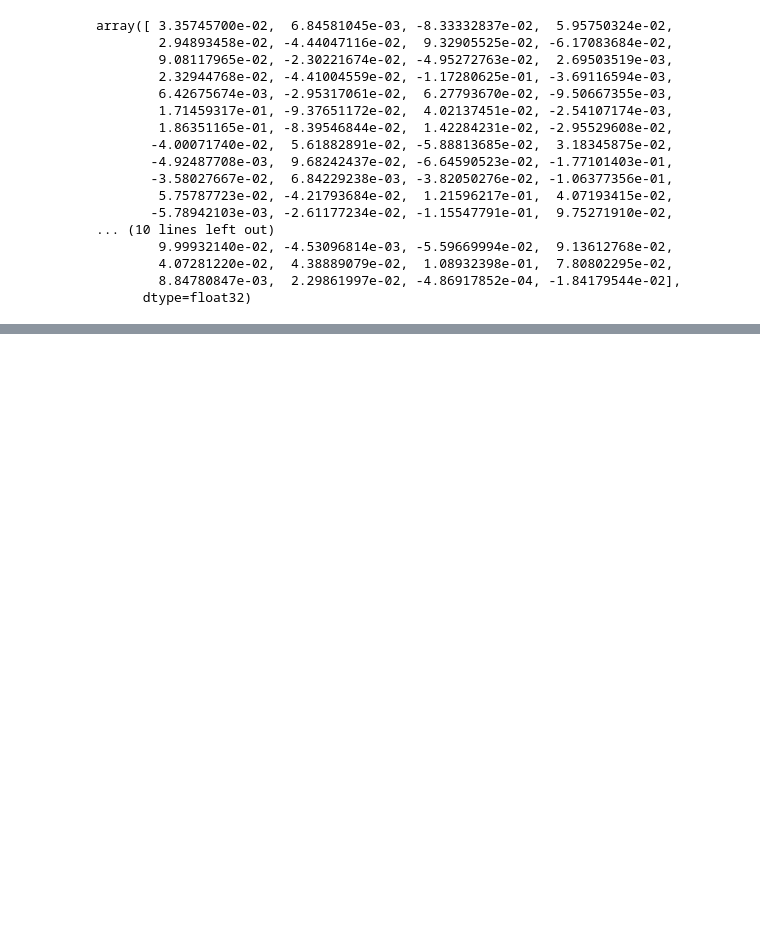
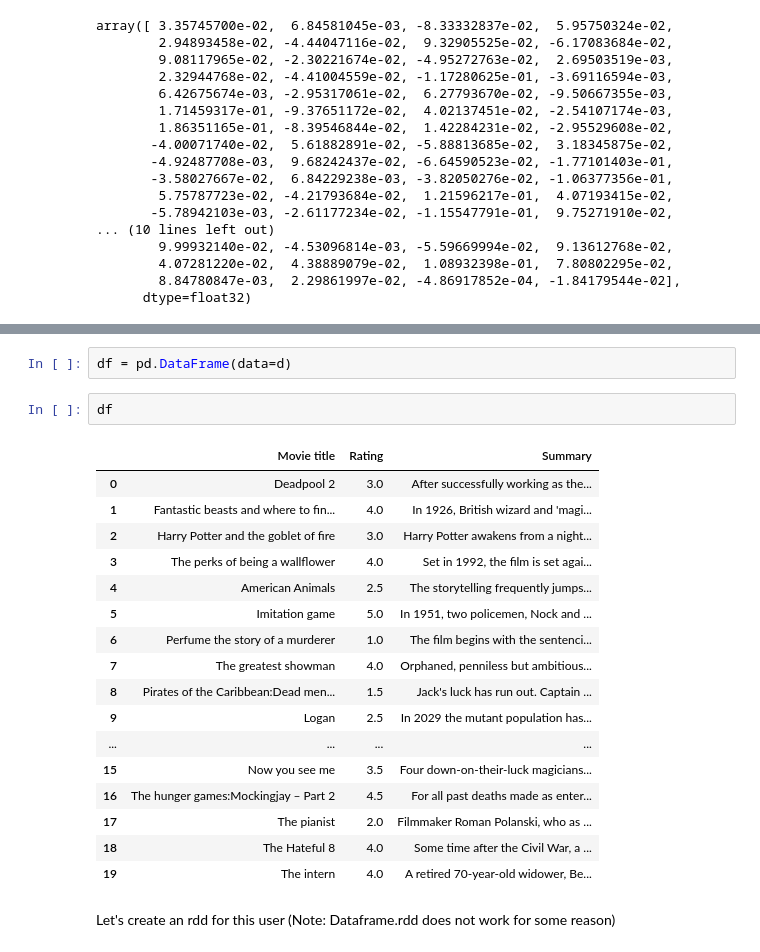
Before and after one commit to AlexandrosFerles/Movie_Recommendation_System, a Jupyter notebook: src/notebooks/Content_Based_Movie_Recommender.ipynb, the cells around one changed output, grey strips where cells are left out. Drawn from its saved outputs; the diff is of its cells as text; blank space fills up the shorter version.

```diff
--- a/src/notebooks/Content_Based_Movie_Recommender.ipynb
+++ b/src/notebooks/Content_Based_Movie_Recommender.ipynb
@@ -195,0 +339,24 @@ array([ 3.35745700e-02,  6.84581045e-03, -8.33332837e-02,  5.95750324e-02,
+# %%
+df = pd.DataFrame(data=d)
+# %%
+df
+# %% [output]
+|  | Movie title | Rating | Summary |
+| 0 | Deadpool 2 | 3.0 | After successfully working as the... |
+| 1 | Fantastic beasts and where to fin... | 4.0 | In 1926, British wizard and 'magi... |
+| 2 | Harry Potter and the goblet of fire | 3.0 | Harry Potter awakens from a night... |
+| 3 | The perks of being a wallflower | 4.0 | Set in 1992, the film is set agai... |
+| 4 | American Animals | 2.5 | The storytelling frequently jumps... |
+| 5 | Imitation game | 5.0 | In 1951, two policemen, Nock and ... |
+| 6 | Perfume the story of a murderer | 1.0 | The film begins with the sentenci... |
+| 7 | The greatest showman | 4.0 | Orphaned, penniless but ambitious... |
+| 8 | Pirates of the Caribbean:Dead men... | 1.5 | Jack's luck has run out. Captain ... |
+| 9 | Logan | 2.5 | In 2029 the mutant population has... |
+| ... | ... | ... | ... |
+| 15 | Now you see me | 3.5 | Four down-on-their-luck magicians... |
+| 16 | The hunger games:Mockingjay – Part 2 | 4.5 | For all past deaths made as enter... |
+| 17 | The pianist | 2.0 | Filmmaker Roman Polanski, who as ... |
+| 18 | The Hateful 8 | 4.0 | Some time after the Civil War, a ... |
+| 19 | The intern | 4.0 | A retired 70-year-old widower, Be... |
+# %% [markdown]
+Let's create an rdd for this user (Note: Dataframe.rdd does not work for some reason)
```
Also changed, not shown: parts of 74 cells of this notebook.
